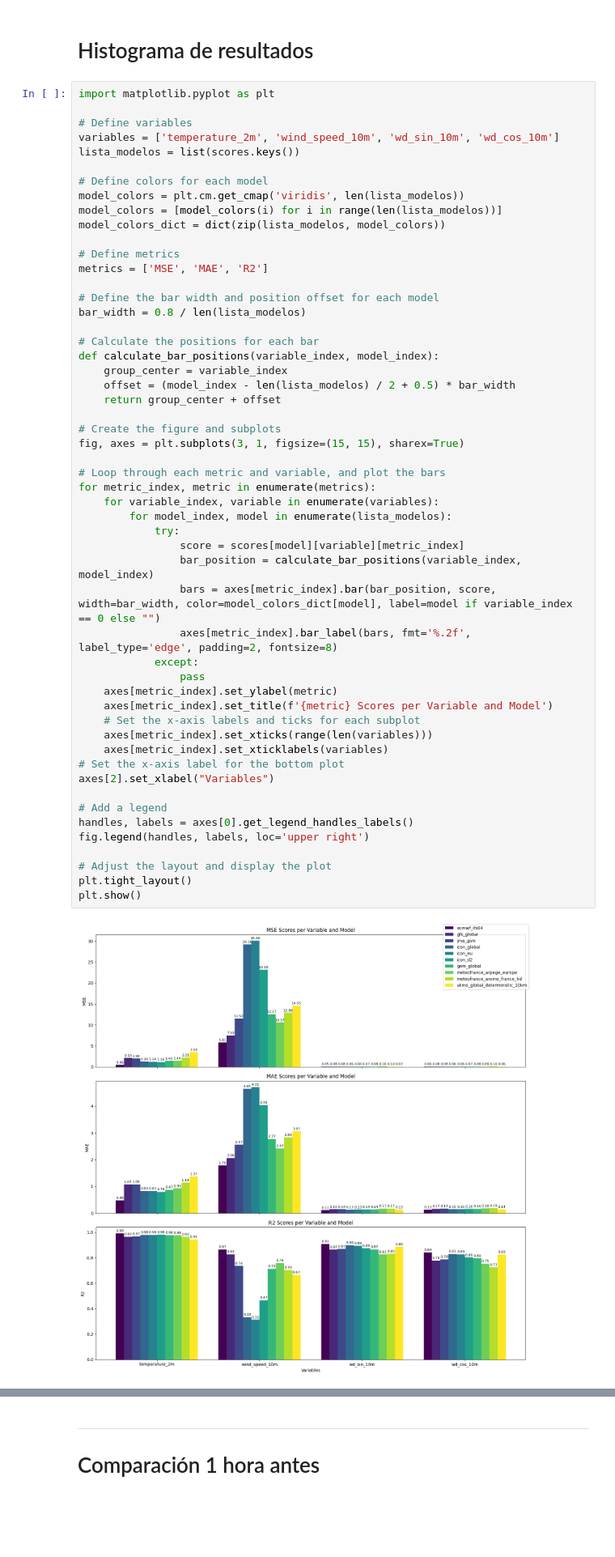
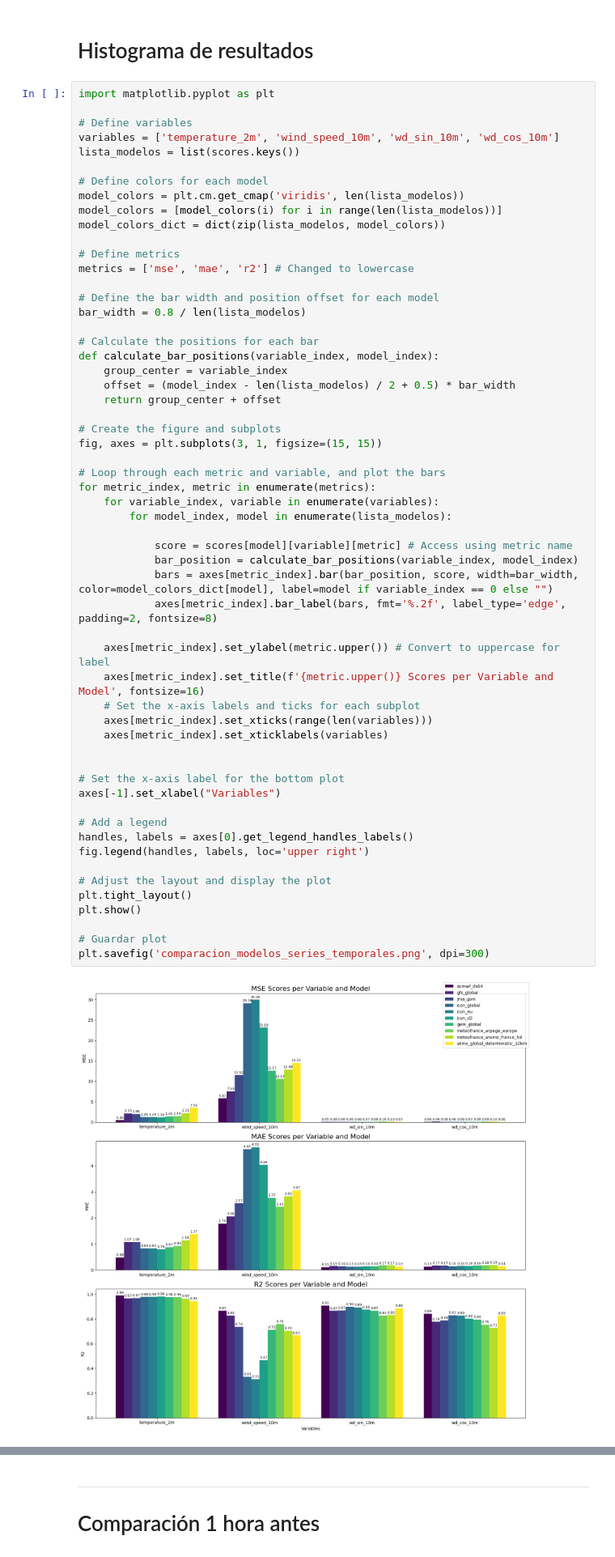
Before and after one commit to Lucia1009/TFG-Plataforma-para-la-prediccion-de-potencia-electrica-generada-en-parques-eolicos, a Jupyter notebook: modelos/Comparacion_modelos_series_temporales.ipynb, the cells around one changed output, grey strips where cells are left out. Shown at 81% size. Saved outputs shown, nothing was run; the diff lists cells and outputs as text; blank space fills up the shorter version.

Commit message:
Corregido histograma

```diff
--- a/modelos/Comparacion_modelos_series_temporales.ipynb
+++ b/modelos/Comparacion_modelos_series_temporales.ipynb
@@ -254,45 +254,49 @@ model_colors = [model_colors(i) for i in range(len(lista_modelos))]
 model_colors_dict = dict(zip(lista_modelos, model_colors))
 
 # Define metrics
-metrics = ['MSE', 'MAE', 'R2']
+metrics = ['mse', 'mae', 'r2'] # Changed to lowercase
 
 # Define the bar width and position offset for each model
 bar_width = 0.8 / len(lista_modelos)
 
 # Calculate the positions for each bar
 def calculate_bar_positions(variable_index, model_index):
     group_center = variable_index
     offset = (model_index - len(lista_modelos) / 2 + 0.5) * bar_width
     return group_center + offset
 
 # Create the figure and subplots
-fig, axes = plt.subplots(3, 1, figsize=(15, 15), sharex=True)
+fig, axes = plt.subplots(3, 1, figsize=(15, 15))
 
 # Loop through each metric and variable, and plot the bars
 for metric_index, metric in enumerate(metrics):
     for variable_index, variable in enumerate(variables):
         for model_index, model in enumerate(lista_modelos):
-            try:
-                score = scores[model][variable][metric_index]
-                bar_position = calculate_bar_positions(variable_index, model_index)
-                bars = axes[metric_index].bar(bar_position, score, width=bar_width, color=model_colors_dict[model], label=model if variable_index == 0 else "")
-                axes[metric_index].bar_label(bars, fmt='%.2f', label_type='edge', padding=2, fontsize=8)
-            except:
-                pass
-    axes[metric_index].set_ylabel(metric)
-    axes[metric_index].set_title(f'{metric} Scores per Variable and Model')
+
+            score = scores[model][variable][metric] # Access using metric name
+            bar_position = calculate_bar_positions(variable_index, model_index)
+            bars = axes[metric_index].bar(bar_position, score, width=bar_width, color=model_colors_dict[model], label=model if variable_index == 0 else "")
+            axes[metric_index].bar_label(bars, fmt='%.2f', label_type='edge', padding=2, fontsize=8)
+
+    axes[metric_index].set_ylabel(metric.upper()) # Convert to uppercase for label
+    axes[metric_index].set_title(f'{metric.upper()} Scores per Variable and Model', fontsize=16)
     # Set the x-axis labels and ticks for each subplot
     axes[metric_index].set_xticks(range(len(variables)))
     axes[metric_index].set_xticklabels(variables)
+
+
 # Set the x-axis label for the bottom plot
-axes[2].set_xlabel("Variables")
+axes[-1].set_xlabel("Variables")
 
 # Add a legend
 handles, labels = axes[0].get_legend_handles_labels()
 fig.legend(handles, labels, loc='upper right')
 
 # Adjust the layout and display the plot
 plt.tight_layout()
 plt.show()
+
+# Guardar plot
+plt.savefig('comparacion_modelos_series_temporales.png', dpi=300)
 # %% [output]
-[figure, old version]
+[figure, new version]
```
Also changed, not shown: parts of 1 cell of this notebook.
